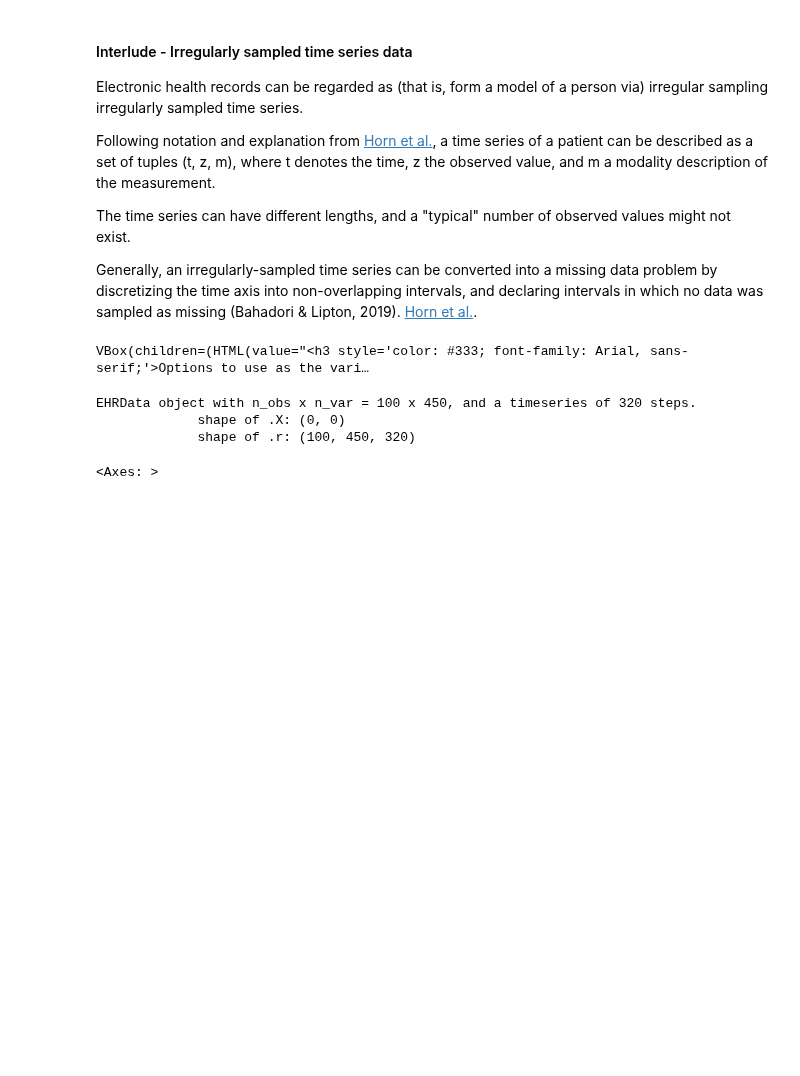
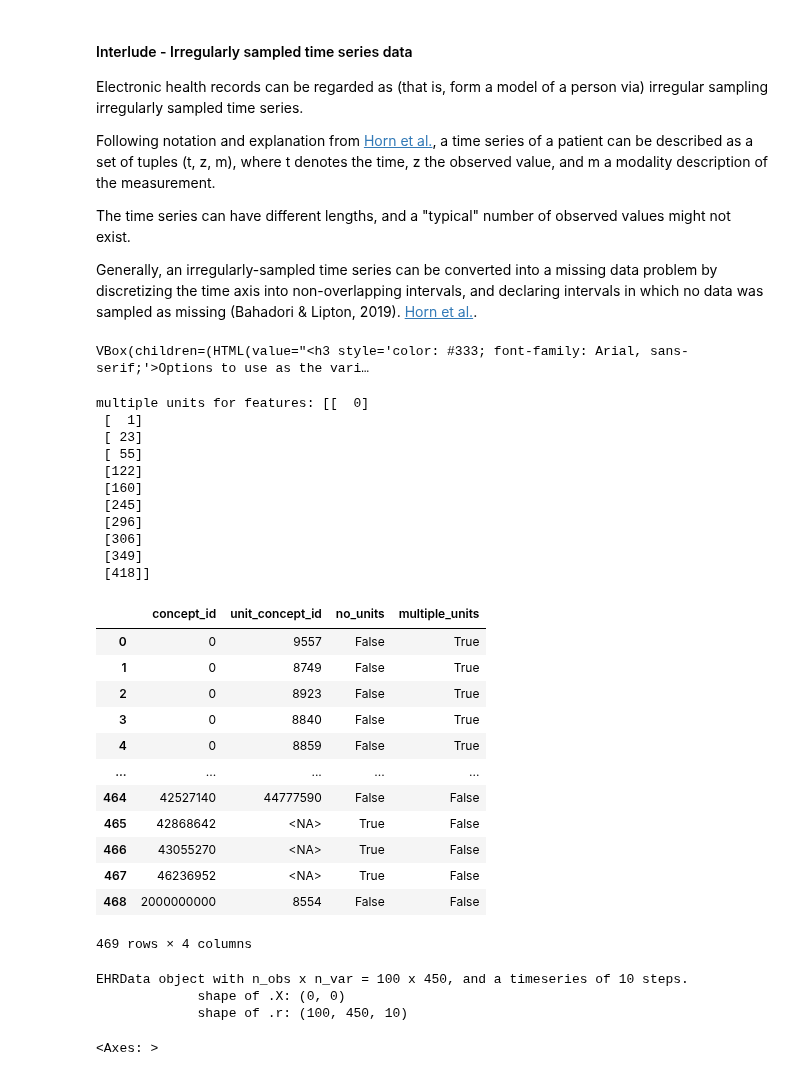
Before and after one commit to theislab/ehrdata, a Jupyter notebook: docs/notebooks/tutorial_omop_visualization.ipynb, the cells around one changed output. Saved outputs shown, nothing was run; the diff lists cells and outputs as text; code cells hidden in the pictures; blank space fills up the shorter version.

```diff
--- a/docs/notebooks/tutorial_omop_visualization.ipynb
+++ b/docs/notebooks/tutorial_omop_visualization.ipynb
@@ -143,22 +141,50 @@ display(ui_var)
 VBox(children=(HTML(value="<h3 style='color: #333; font-family: Arial, sans-serif;'>Options to use as the vari…
 # %%
 edata = ed.io.omop.setup_variables(
+    edata=edata,
     backend_handle=con,
-    edata=edata,
-    tables=list(selected_vars.value),
-    start_time="observation_period_start_date",
-    interval_length_number=28,
+    data_tables=list(selected_vars.value),
+    data_field_to_keep=["value_as_number"],
+    interval_length_number=20,
     interval_length_unit="day",
-    num_intervals="max_observation_duration",
+    num_intervals=10,
     concept_ids="all",
     aggregation_strategy="last",
+    enrich_var_with_feature_info=True,
+    enrich_var_with_unit_info=False,
 )
+edata.uns["unit_report_measurement"]
+# %% [output]
+multiple units for features: [[  0]
+ [  1]
+ [ 23]
+ [ 55]
+ [122]
+ [160]
+ [245]
+ [296]
+ [306]
+ [349]
+ [418]]
+|  | concept_id | unit_concept_id | no_units | multiple_units |
+| 0 | 0 | 9557 | False | True |
+| 1 | 0 | 8749 | False | True |
+| 2 | 0 | 8923 | False | True |
+| 3 | 0 | 8840 | False | True |
+| 4 | 0 | 8859 | False | True |
+| ... | ... | ... | ... | ... |
+| 464 | 42527140 | 44777590 | False | False |
+| 465 | 42868642 | <NA> | True | False |
+| 466 | 43055270 | <NA> | True | False |
+| 467 | 46236952 | <NA> | True | False |
+| 468 | 2000000000 | 8554 | False | False |
+469 rows × 4 columns
 # %%
 edata
 # %% [output]
-EHRData object with n_obs x n_var = 100 x 450, and a timeseries of 320 steps.
+EHRData object with n_obs x n_var = 100 x 450, and a timeseries of 10 steps.
              shape of .X: (0, 0)
-             shape of .r: (100, 450, 320)
+             shape of .r: (100, 450, 10)
 # %%
 edata.X = np.nanmean(edata.r, 2)
 # %%
```
Also changed, not shown: parts of 3 cells of this notebook, 29 other files.
